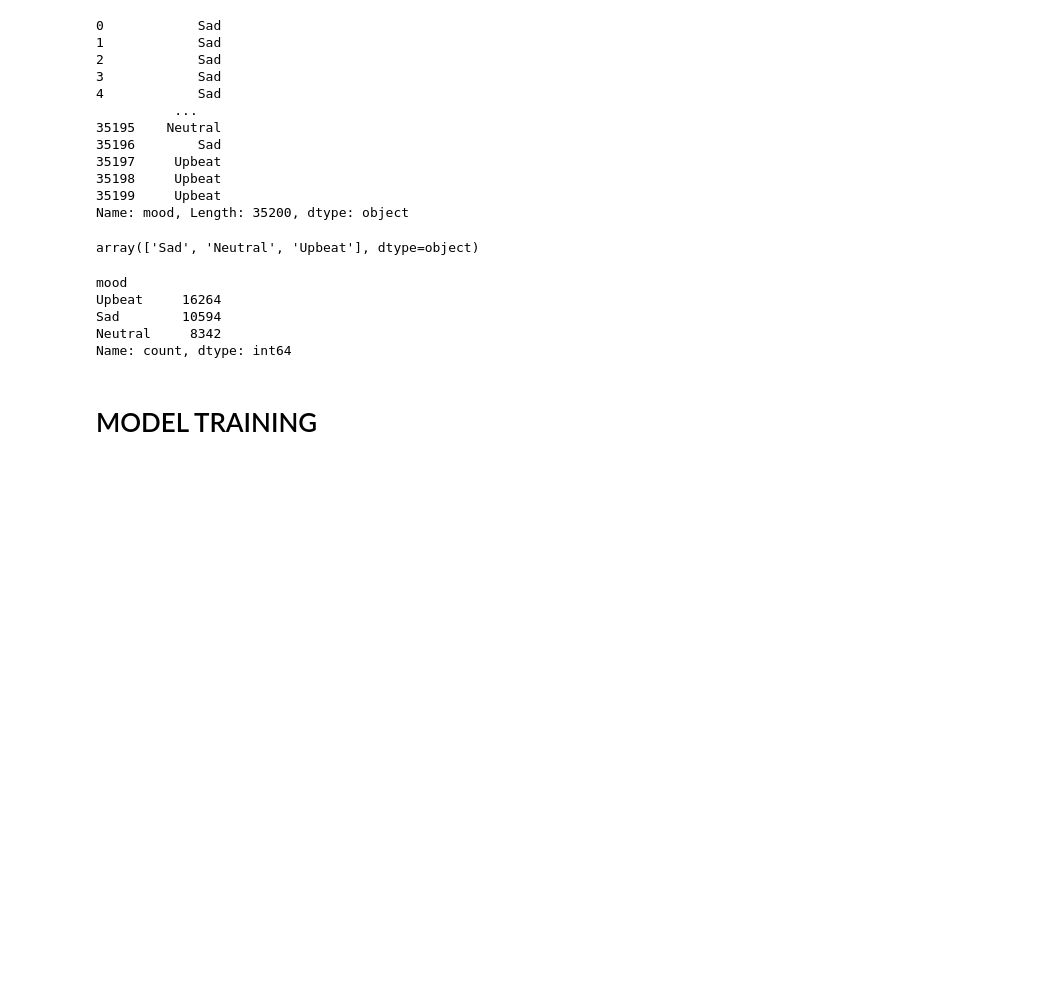
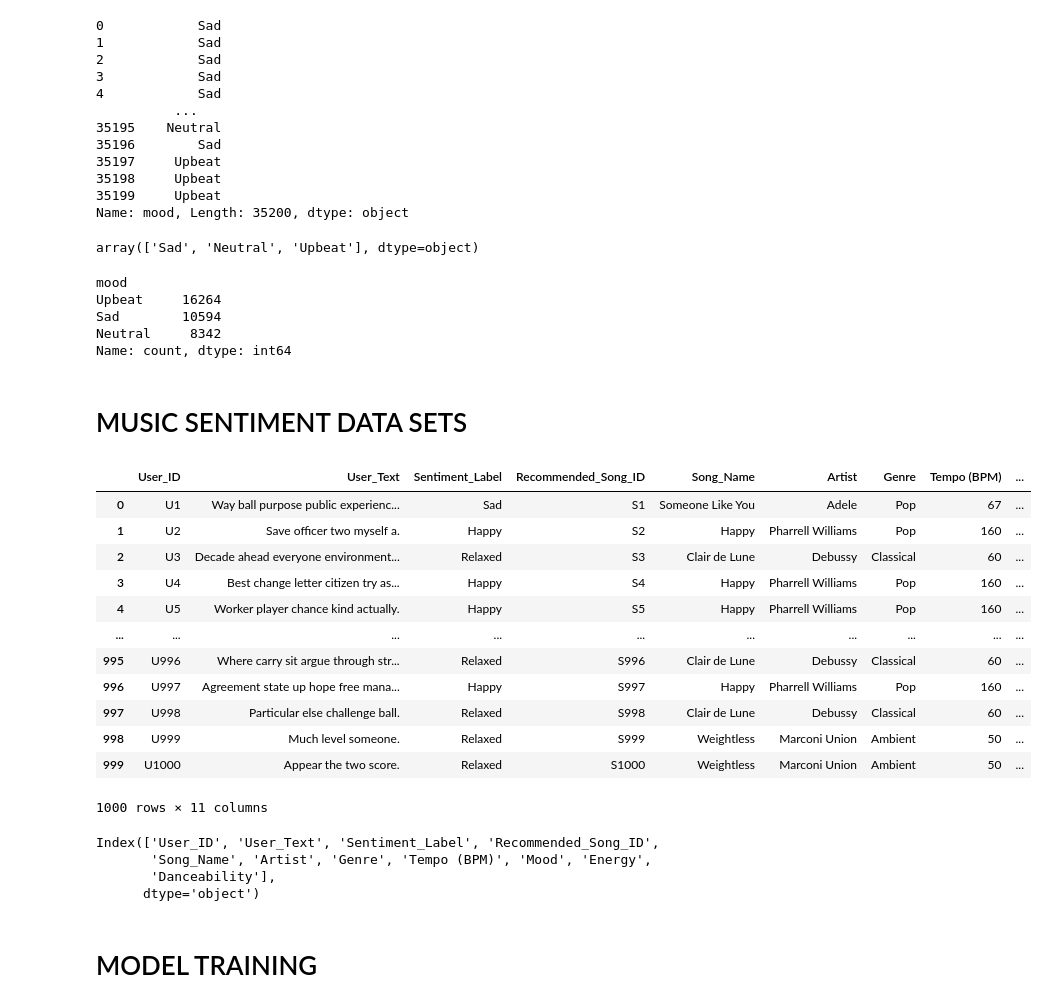
Before and after one commit to soumnemishra/snap_tune, a Jupyter notebook: Snap_tune_project_model.ipynb, the cells around one changed output. Drawn from its saved outputs; the diff is of its cells as text; code cells hidden in the pictures; blank space fills up the shorter version.

Commit message:
Updated notebook, app.py, added new image and data folder

```diff
--- a/Snap_tune_project_model.ipynb
+++ b/Snap_tune_project_model.ipynb
@@ -498,5 +511,33 @@ Upbeat     16264
 Sad        10594
 Neutral     8342
 Name: count, dtype: int64
+# %% [markdown]
+# MUSIC SENTIMENT DATA SETS
+# %%
+#load the data sets
+music_sentiment_df=pd.read_csv('D:\\snap_tune_final\\snap_tune_project\\datas\\music_sentiment_data-set\\music_sentiment_dataset.csv')
+# %%
+music_sentiment_df
+# %% [output]
+|  | User_ID | User_Text | Sentiment_Label | Recommended_Song_ID | Song_Name | Artist | Genre | Tempo (BPM) | ... |
+| 0 | U1 | Way ball purpose public experienc... | Sad | S1 | Someone Like You | Adele | Pop | 67 | ... |
+| 1 | U2 | Save officer two myself a. | Happy | S2 | Happy | Pharrell Williams | Pop | 160 | ... |
+| 2 | U3 | Decade ahead everyone environment... | Relaxed | S3 | Clair de Lune | Debussy | Classical | 60 | ... |
+| 3 | U4 | Best change letter citizen try as... | Happy | S4 | Happy | Pharrell Williams | Pop | 160 | ... |
+| 4 | U5 | Worker player chance kind actually. | Happy | S5 | Happy | Pharrell Williams | Pop | 160 | ... |
+| ... | ... | ... | ... | ... | ... | ... | ... | ... | ... |
+| 995 | U996 | Where carry sit argue through str... | Relaxed | S996 | Clair de Lune | Debussy | Classical | 60 | ... |
+| 996 | U997 | Agreement state up hope free mana... | Happy | S997 | Happy | Pharrell Williams | Pop | 160 | ... |
+| 997 | U998 | Particular else challenge ball. | Relaxed | S998 | Clair de Lune | Debussy | Classical | 60 | ... |
+| 998 | U999 | Much level someone. | Relaxed | S999 | Weightless | Marconi Union | Ambient | 50 | ... |
+| 999 | U1000 | Appear the two score. | Relaxed | S1000 | Weightless | Marconi Union | Ambient | 50 | ... |
+1000 rows × 11 columns
+# %%
+music_sentiment_df.columns
+# %% [output]
+Index(['User_ID', 'User_Text', 'Sentiment_Label', 'Recommended_Song_ID',
+       'Song_Name', 'Artist', 'Genre', 'Tempo (BPM)', 'Mood', 'Energy',
+       'Danceability'],
+      dtype='object')
 # %% [markdown]
 # MODEL TRAINING
```
Also changed, not shown: parts of 18 cells of this notebook, 3 other files.
